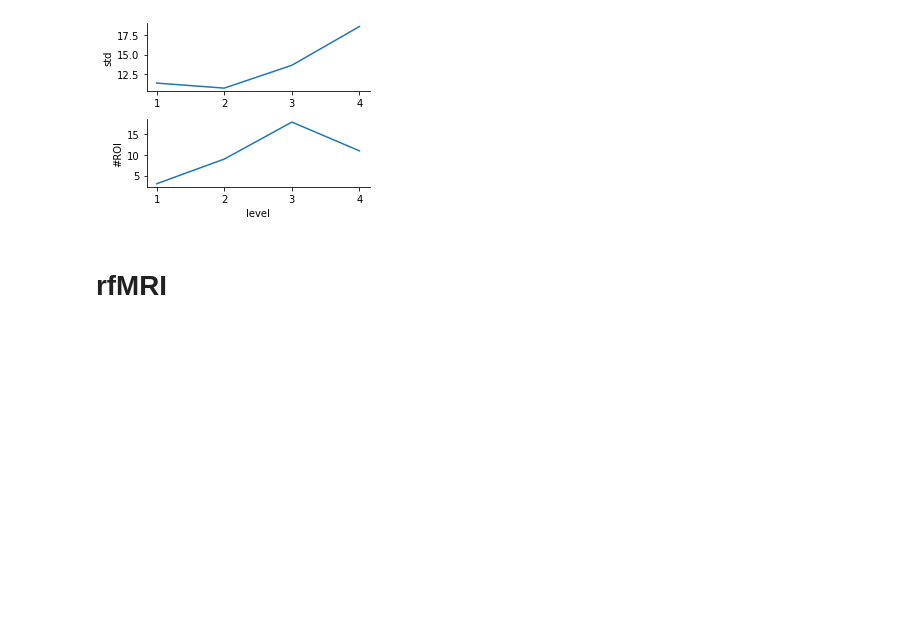
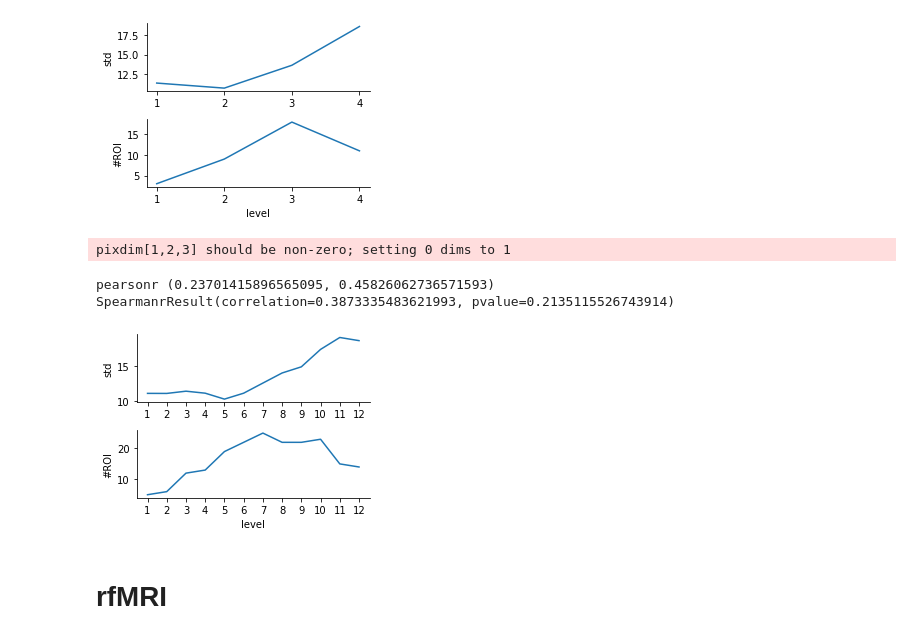
Before and after one commit to BNUCNL/nibrain, a Jupyter notebook: cxy_visual_dev/scripts/plot_line_bar.ipynb, the cells around one changed output. Drawn from its saved outputs; the diff is of its cells as text; code cells hidden in the pictures; blank space fills up the shorter version.

Commit message:
cxy_visual_dev: explore PC2 variation with slide window hierarchy

```diff
--- a/cxy_visual_dev/scripts/plot_line_bar.ipynb
+++ b/cxy_visual_dev/scripts/plot_line_bar.ipynb
@@ -98,6 +96,71 @@ pixdim[1,2,3] should be non-zero; setting 0 dims to 1
 pearsonr (0.36013312898716054, 0.6398668710128395)
 SpearmanrResult(correlation=0.6000000000000001, pvalue=0.3999999999999999)
 [figure]
+# %%
+# 用滑窗的方式划定层级，按PC1值排序，窗宽为1000个顶点，以500为步长进行移动
+# 最后不足500的247个顶点合并到前1000个顶点中.
+# 计算PC2在各窗口内的std(ddof=1)。
+# 在每个窗口中，对于每个ROI，其有10%以上的顶点属于该窗口时，计入该窗口所涉及的ROI数量。
+figsize = (4, 3)
+width = 1000
+step = 500
+atlas = Atlas('HCP-MMP')
+rois = get_rois('MMP-vis3-R')
+vis_mask = atlas.get_mask(rois)[0]
+n_vtx = np.sum(vis_mask)
+pc_file = pjoin(anal_dir, 'decomposition/HCPY-M+T_MMP-vis3-R_zscore1_PCA-subj.dscalar.nii')
+out_file = pjoin(work_dir, 'PC2_var_in_slide_hierarchy.jpg')
+# out_file = 'show'
+
+# get window start and end indices
+step_space = n_vtx - width
+n_remainder = step_space % step
+start_indices = list(range(0, step_space, step))
+end_indices = [i + width for i in start_indices]
+end_indices[-1] = n_vtx
+n_win = len(start_indices)
+levels = np.arange(1, n_win + 1)
+
+# get vertex indices sorted by PC1 value
+pc_maps = nib.load(pc_file).get_fdata()[:2, vis_mask]
+vtx_indices = np.argsort(pc_maps[0])
+
+# prepare roi masks and vertex numbers
+roi2mask = {}
+roi2vtx_num = {}
+for roi in rois:
+    roi2mask[roi] = atlas.get_mask(roi)[0]
+    roi2vtx_num[roi] = np.sum(roi2mask[roi])
+
+y1 = np.zeros(n_win)
+y2 = np.zeros(n_win)
+for idx in range(n_win):
+    win_mask = np.zeros_like(atlas.maps[0], bool)
+    win_mask_vis = np.zeros_like(pc_maps[0], bool)
+    s_idx = start_indices[idx]
+    e_idx = end_indices[idx]
+    vtx_indices_win = vtx_indices[s_idx:e_idx]
+    y1[idx] = np.std(pc_maps[1][vtx_indices_win], ddof=1)
+
+    win_mask_vis[vtx_indices_win] = True
+    win_mask[vis_mask] = win_mask_vis
+    n_roi = 0
+    for roi in rois:
+        win_roi_overlap = np.logical_and(win_mask, roi2mask[roi])
+        n_vtx_overlap = np.sum(win_roi_overlap)
+        if (n_vtx_overlap / roi2vtx_num[roi]) > 0.1:
+            n_roi += 1
+    y2[idx] = n_roi
+
+plot_line([y1, y2], 2, 1, xlabel='level', xticklabel=levels, ylabel=['std', '#ROI'],
+          mode=out_file, figsize=figsize)
+print('pearsonr', pearsonr(y1, y2))
+print(spearmanr(y1, y2))
+# %% [output]
+pixdim[1,2,3] should be non-zero; setting 0 dims to 1
+pearsonr (0.23701415896565095, 0.45826062736571593)
+SpearmanrResult(correlation=0.3873335483621993, pvalue=0.2135115526743914)
+[figure, added]
 # %% [markdown]
 # rfMRI
 # %% [markdown]
```
Also changed, not shown: parts of 4 cells of this notebook, 1 other file.
